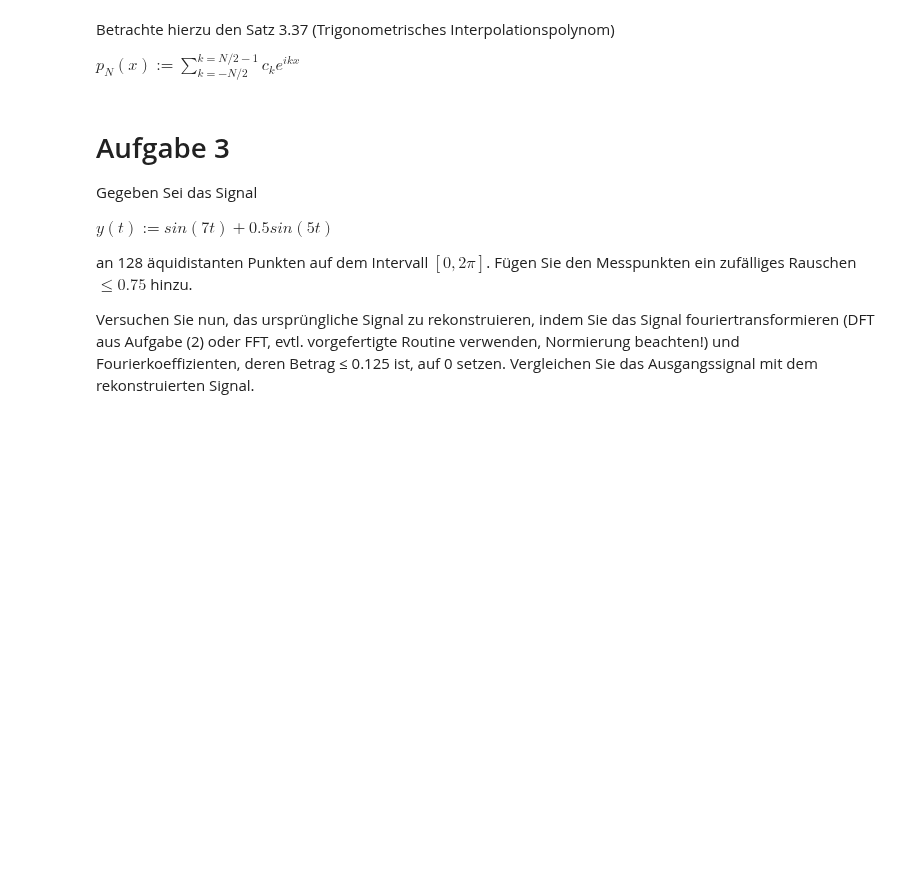
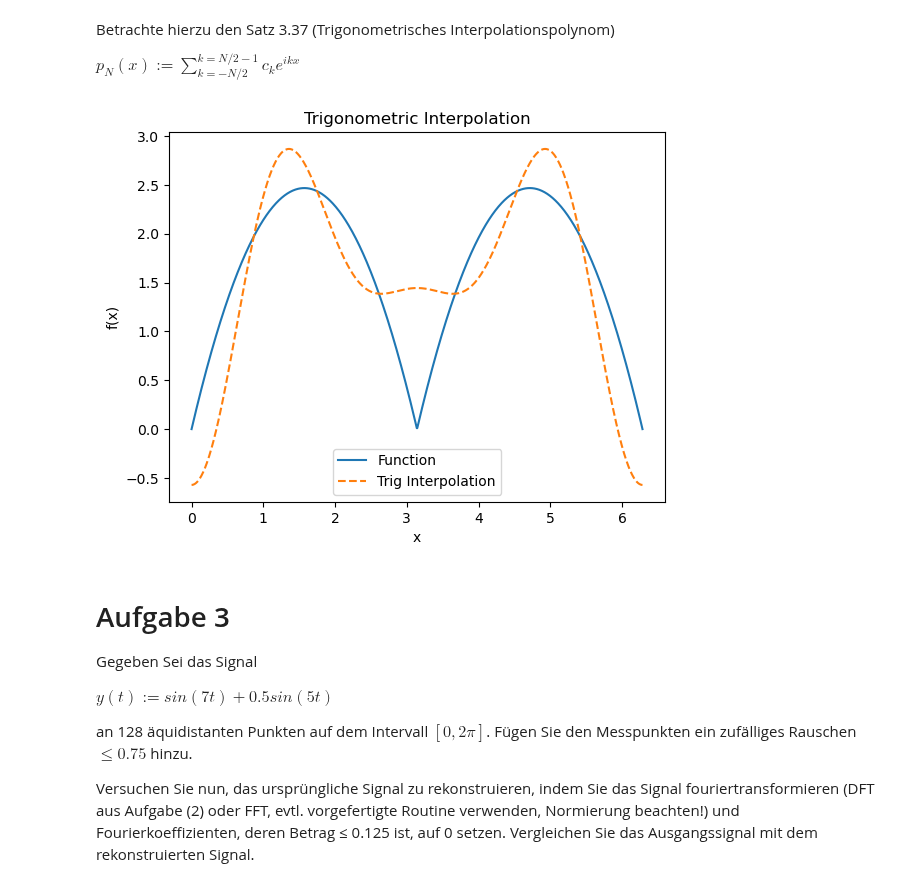
Before and after one commit to LukasMeinschad/Studium, a Jupyter notebook: Mathe/Numerik/Proseminar Numerik/Übungsblätter/Blatt 10/meinschad_blatt10.ipynb, the cells around one changed output. Cells and saved outputs as stored; diff of their text form; code cells hidden in the pictures; blank space fills up the shorter version.

```diff
--- a/Mathe/Numerik/Proseminar Numerik/Übungsblätter/Blatt 10/meinschad_blatt10.ipynb
+++ b/Mathe/Numerik/Proseminar Numerik/Übungsblätter/Blatt 10/meinschad_blatt10.ipynb
@@ -382,18 +379,44 @@ Betrachte hierzu den Satz 3.37 (Trigonometrisches Interpolationspolynom)
 
 
 $p_N(x) := \sum_{k=-N/2}^{k=N/2 - 1}c_k e^{ikx}$
-# %%
-from scipy.fft import fft
-# We can try this with the scipy method but also our method
-
-x = np.linspace(0,2*np.pi, 100, endpoint = False) #initialize some x vals in [0,2pi]
-
-# next of calculate the fft with the scipy method
-y = fft(x)
-
-N = len(x) # the number N is equal to the number of our x values
-
-z = [sum(np.exp(2))]
+# %%
+# so what we do is we take our
+
+def trigonometric_interpolation(f_k,x,N):
+    """
+    Calculates the trigonometric Interpolation:
+    Basically at every x, point apply the Sum Formula to get the interpolation
+    Then basically for each x, point get the real part to plot
+    """
+    n = len(f_k)
+    k = np.arange(-N//2, N//2 + 1)
+    interpolation = np.zeros_like(x, dtype=complex)
+    for i in range(len(x)):
+        for j in range(len(k)):
+            interpolation[i] += f_k[j] * np.exp(1j *k[j] * x[i])
+    return interpolation.real
+
+N = 5
+x_vals = np.linspace(0, 2*np.pi, 1000)
+
+# Now calculate the DFT Interpolation
+
+x_dft = np.linspace(0,2*np.pi, N, endpoint = False)
+y_dft = [f(x) for x in x_dft]
+k = np.arange(-N//2, N//2 + 1)
+f_k = dft(y_dft,k)
+
+interpolation = trigonometric_interpolation(f_k,x,N)
+
+plt.plot(x_vals,[f(x) for x in x_vals], label="Function")
+plt.plot(x_vals, interpolation, label="Trig Interpolation", linestyle="--")
+plt.legend()
+plt.title("Trigonometric Interpolation")
+plt.xlabel("x")
+plt.ylabel("f(x)")
+plt.show()
+# %% [output]
+[figure, added]
 # %% [markdown]
 # Aufgabe 3
 
```
Also changed, not shown: parts of 9 cells of this notebook, 6 other files.
